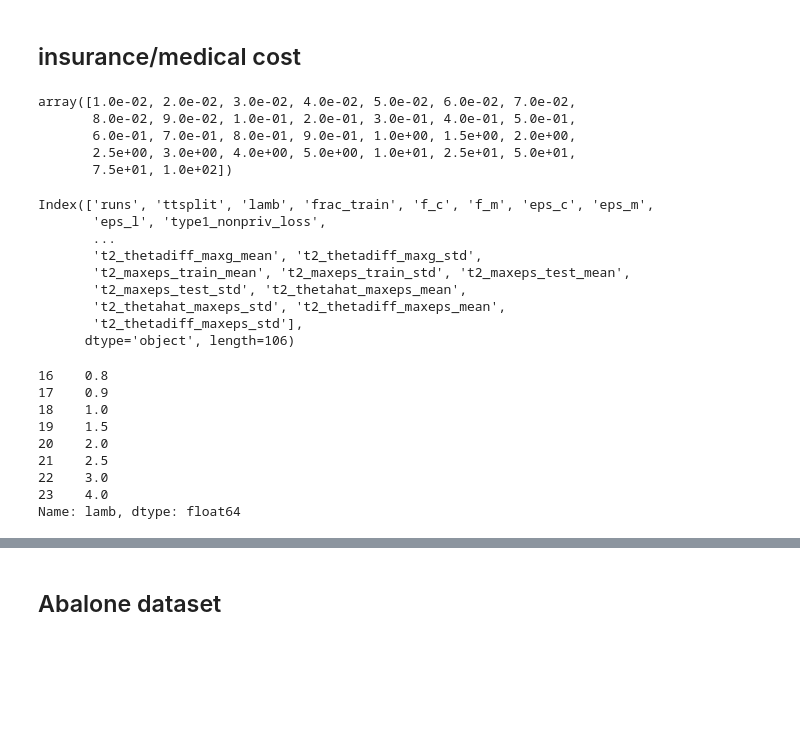
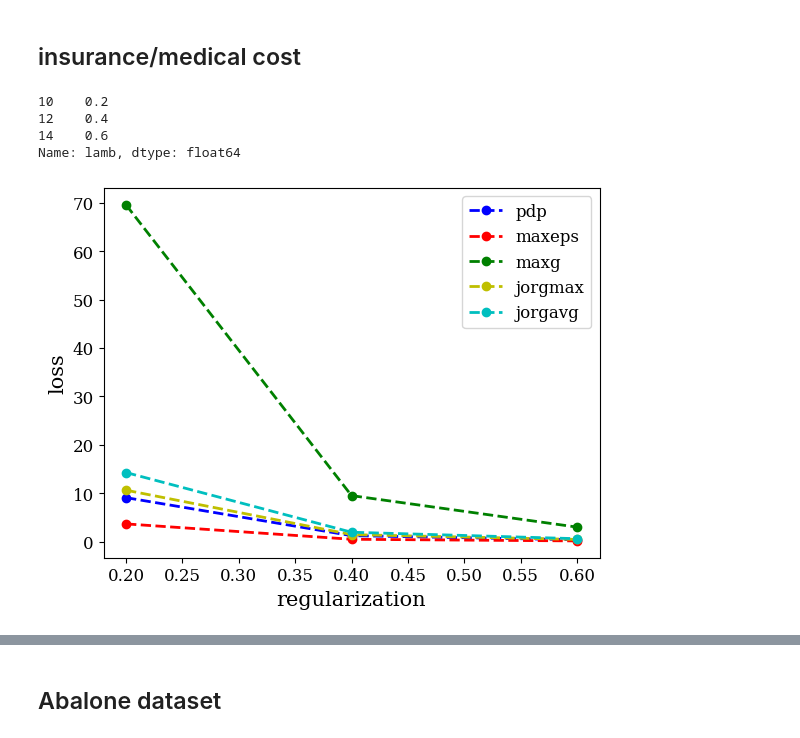
Before and after one commit to krishnacharya/pp-ridge, a Jupyter notebook: pp/runexps/maxg_maxeps_ours.ipynb, the cells around one changed output, grey strips where cells are left out. Drawn from its saved outputs; the diff is of its cells as text; code cells hidden in the pictures; blank space fills up the shorter version.

```diff
--- a/pp/runexps/maxg_maxeps_ours.ipynb
+++ b/pp/runexps/maxg_maxeps_ours.ipynb
@@ -32,36 +37,24 @@ lambda-var.pkl
 ## insurance/medical cost
 # %%
 df = pd.read_pickle("../../output/insurance/lambda-var.pkl")
-# %%
-df.lamb.unique()
-# %% [output]
-array([1.0e-02, 2.0e-02, 3.0e-02, 4.0e-02, 5.0e-02, 6.0e-02, 7.0e-02,
-       8.0e-02, 9.0e-02, 1.0e-01, 2.0e-01, 3.0e-01, 4.0e-01, 5.0e-01,
-       6.0e-01, 7.0e-01, 8.0e-01, 9.0e-01, 1.0e+00, 1.5e+00, 2.0e+00,
-       2.5e+00, 3.0e+00, 4.0e+00, 5.0e+00, 1.0e+01, 2.5e+01, 5.0e+01,
-       7.5e+01, 1.0e+02])
-# %%
-df.columns
-# %% [output]
-Index(['runs', 'ttsplit', 'lamb', 'frac_train', 'f_c', 'f_m', 'eps_c', 'eps_m',
-       'eps_l', 'type1_nonpriv_loss',
-       ...
-       't2_thetadiff_maxg_mean', 't2_thetadiff_maxg_std',
-       't2_maxeps_train_mean', 't2_maxeps_train_std', 't2_maxeps_test_mean',
-       't2_maxeps_test_std', 't2_thetahat_maxeps_mean',
-       't2_thetahat_maxeps_std', 't2_thetadiff_maxeps_mean',
-       't2_thetadiff_maxeps_std'],
-      dtype='object', length=106)
-# %%
-si = 16
-df['lamb'][si:si+8]
-# %% [output]
-16    0.8
-17    0.9
-18    1.0
-19    1.5
-20    2.0
-21    2.5
-22    3.0
-23    4.0
-Name: lamb, dtype: float64
+# %%
+si = 10
+indices = [si, si+2, si+4]
+df['lamb'][indices]
+# %% [output]
+10    0.2
+12    0.4
+14    0.6
+Name: lamb, dtype: float64
+# %%
+plt.xlabel('regularization')
+plt.ylabel('loss')
+plt.plot(df['lamb'][indices], df['t1_oa_test_mean'][indices], '--bo', label='pdp') # our pdp
+plt.plot(df['lamb'][indices], df['t1_maxeps_test_mean'][indices], '--ro', label='maxeps') # max eps lower bound for loss, not actually PDP!
+plt.plot(df['lamb'][indices], df['t1_maxg_test_mean'][indices], '--go', label='maxg') #  max group, discards eps which are not epsilonhigh
+plt.plot(df['lamb'][indices], df['t1_jorgmax_train_mean'][indices], '--yo', label='jorgmax') # jorgmax group, discards eps which are not epsilon high
+plt.plot(df['lamb'][indices], df['t1_jorgavg_train_mean'][indices], '--co', label='jorgavg') # jorgavg
+plt.legend()
+plt.show()
+# %% [output]
+[figure, added]
```
Also changed, not shown: parts of 15 cells of this notebook.
